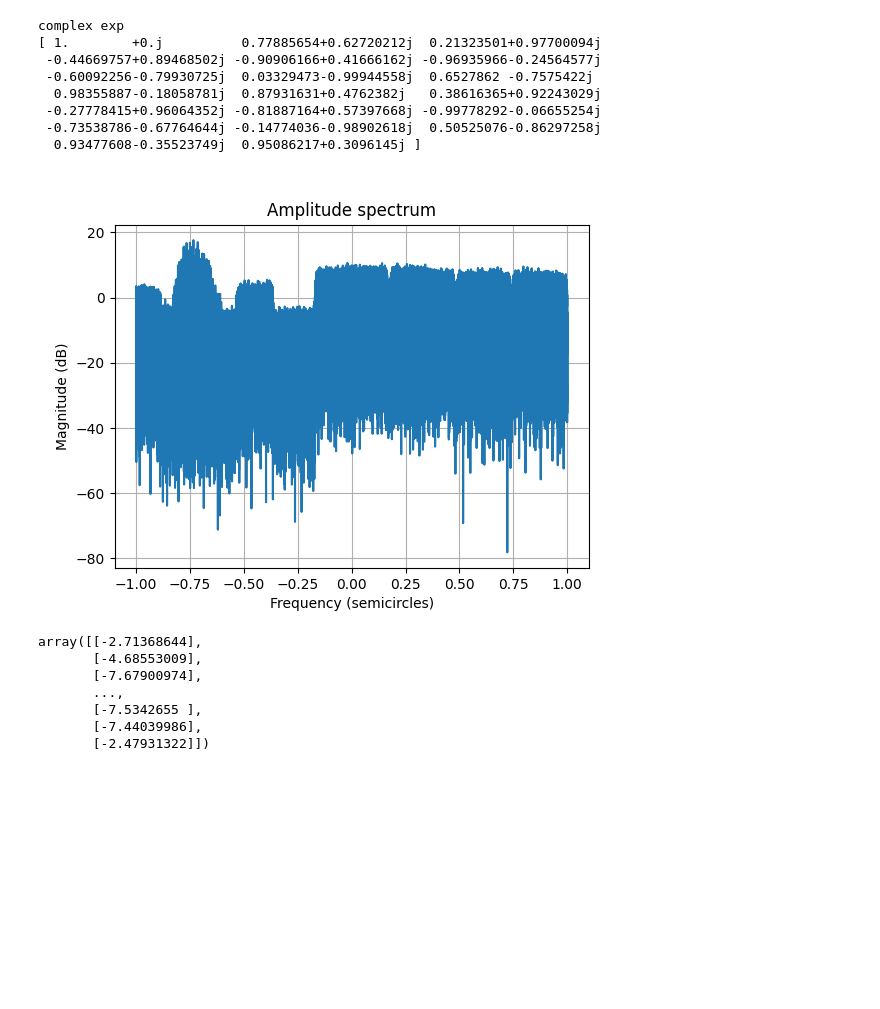
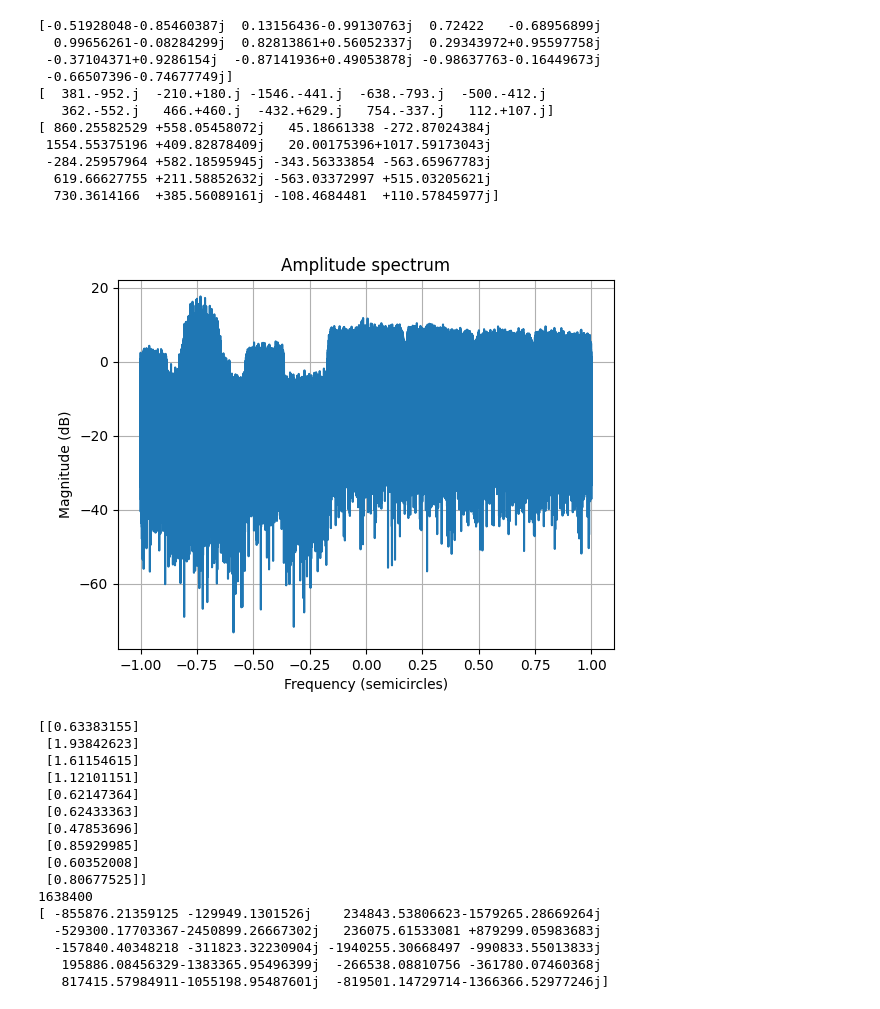
Before and after one commit to incredibleSaint/signal_processing, a Jupyter notebook: mxdma.ipynb, the cells around one changed output. Saved outputs shown, nothing was run; the diff lists cells and outputs as text; code cells hidden in the pictures; blank space fills up the shorter version.

```diff
--- a/mxdma.ipynb
+++ b/mxdma.ipynb
@@ -43,8 +34,6 @@ def plot_spectrum(signal, figure_counter, title="Amplitude spectrum"):
 
 def add_freq(sig, f0_to_fsig):
     n = np.arange(0, len(sig), 1)
-    j_exp = np.exp(1j * np.pi * f0_to_fsig * n)
-    print("complex exp")
-    print(j_exp[0 : 20])
     mixer = np.exp(1j * np.pi * f0_to_fsig * n)
+    print(mixer[(821500 - 10 -1) : (821500 - 1)])
     return sig * mixer
@@ -74,7 +74,7 @@ data_type = 'h'
 figure_counter = 0
 source_signal_full = read_signal(file_path, data_type)
 start_pos = 75177 # [IQ-samples]
-used_len = 1643000 #16437329 # [IQ-samples]
+used_len = 1638400 #16437329 # [IQ-samples]
 source_signal = source_signal_full[int(start_pos):int(start_pos + used_len)]
 plot_spectrum(source_signal, 1, "Source MxDMA")
 # %% [output]
@@ -89,25 +144,45 @@ array([[-15.60242146],
 # %%
 # first subband
 left_board = -0.3804
 right_board = -0.0512
 
 subcarr_freq = (left_board + right_board) / 2
 mixed_sig = add_freq(source_signal, -subcarr_freq)
+ss = source_signal[-10:]#(821500 - 10 -1) : (821500 - 1)]
+print(ss)
+print(mixed_sig[-10:])#821500 - 10 -1) : (821500 - 1)])
 plot_spectrum(mixed_sig, 2)
+spect_mix_sig = calculate_spectrum(mixed_sig)
+print(spect_mix_sig[:10])
+spectrum = np.fft.fft(mixed_sig)
+print(len(spectrum))
+print(spectrum[-10:])
 # %% [output]
-complex exp
-[ 1.        +0.j          0.77885654+0.62720212j  0.21323501+0.97700094j
- -0.44669757+0.89468502j -0.90906166+0.41666162j -0.96935966-0.24564577j
- -0.60092256-0.79930725j  0.03329473-0.99944558j  0.6527862 -0.7575422j
-  0.98355887-0.18058781j  0.87931631+0.4762382j   0.38616365+0.92243029j
- -0.27778415+0.96064352j -0.81887164+0.57397668j -0.99778292-0.06655254j
- -0.73538786-0.67764644j -0.14774036-0.98902618j  0.50525076-0.86297258j
-  0.93477608-0.35523749j  0.95086217+0.3096145j ]
+[-0.51928048-0.85460387j  0.13156436-0.99130763j  0.72422   -0.68956899j
+  0.99656261-0.08284299j  0.82813861+0.56052337j  0.29343972+0.95597758j
+ -0.37104371+0.9286154j  -0.87141936+0.49053878j -0.98637763-0.16449673j
+ -0.66507396-0.74677749j]
+[  381.-952.j  -210.+180.j -1546.-441.j  -638.-793.j  -500.-412.j
+   362.-552.j   466.+460.j  -432.+629.j   754.-337.j   112.+107.j]
+[ 860.25582529 +558.05458072j   45.18661338 -272.87024384j
+ 1554.55375196 +409.82878409j   20.00175396+1017.59173043j
+ -284.25957964 +582.18595945j -343.56333854 -563.65967783j
+  619.66627755 +211.58852632j -563.03372997 +515.03205621j
+  730.3614166  +385.56089161j -108.4684481  +110.57845977j]
-[figure, old version]
+[figure, new version]
-array([[-2.71368644],
-       [-4.68553009],
-       [-7.67900974],
-       ...,
-       [-7.5342655 ],
-       [-7.44039986],
-       [-2.47931322]])
+[[0.63383155]
+ [1.93842623]
+ [1.61154615]
+ [1.12101151]
+ [0.62147364]
+ [0.62433363]
+ [0.47853696]
+ [0.85929985]
+ [0.60352008]
+ [0.80677525]]
+1638400
+[ -855876.21359125 -129949.1301526j    234843.53806623-1579265.28669264j
+  -529300.17703367-2450899.26667302j   236075.61533081 +879299.05983683j
+  -157840.40348218 -311823.32230904j -1940255.30668497 -990833.55013833j
+   195886.08456329-1383365.95496399j  -266538.08810756 -361780.07460368j
+   817415.57984911-1055198.95487601j  -819501.14729714-1366366.52977246j]
```
Also changed, not shown: parts of 18 cells of this notebook, 3 other files.
